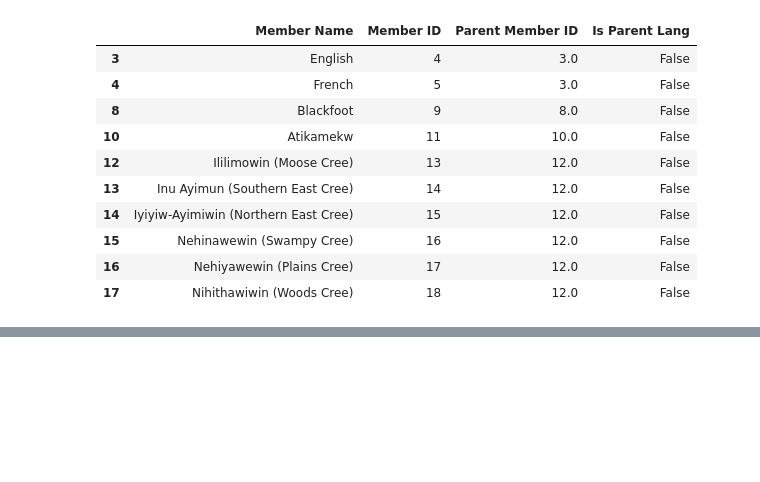
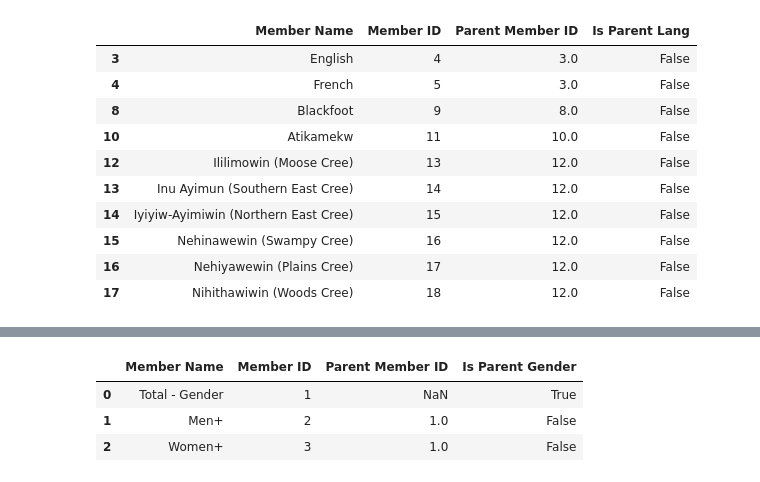
Before and after one commit to GCowderoy/MotherTongues-Canada, a Jupyter notebook: Profiling.ipynb, the cells around one changed output, grey strips where cells are left out. Drawn from its saved outputs; the diff is of its cells as text; code cells hidden in the pictures; blank space fills up the shorter version.

```diff
--- a/Profiling.ipynb
+++ b/Profiling.ipynb
@@ -316,0 +305,13 @@ df.join(motherTongueData.set_index('Member Name'), on='Mother tongue (331)')
+# %%
+motherTonguesMeta_filepath = '/home/grace/Documents/CapstoneProject/MotherTongues-Canada/MetaData_Gender.csv'
+motherTongueGender = pd.read_csv(motherTonguesMeta_filepath)
+motherTongueGender = motherTongueGender[['Member Name','Member ID','Parent Member ID']]
+
+isGenderGroup = motherTongueGender['Member ID'].isin(motherTongueGender['Parent Member ID'])
+motherTongueGender['Is Parent Gender']=isGenderGroup
+motherTongueGender.head()
+# %% [output]
+|  | Member Name | Member ID | Parent Member ID | Is Parent Gender |
+| 0 | Total - Gender | 1 | NaN | True |
+| 1 | Men+ | 2 | 1.0 | False |
+| 2 | Women+ | 3 | 1.0 | False |
```
Also changed, not shown: parts of 12 cells of this notebook, 1 other file.
